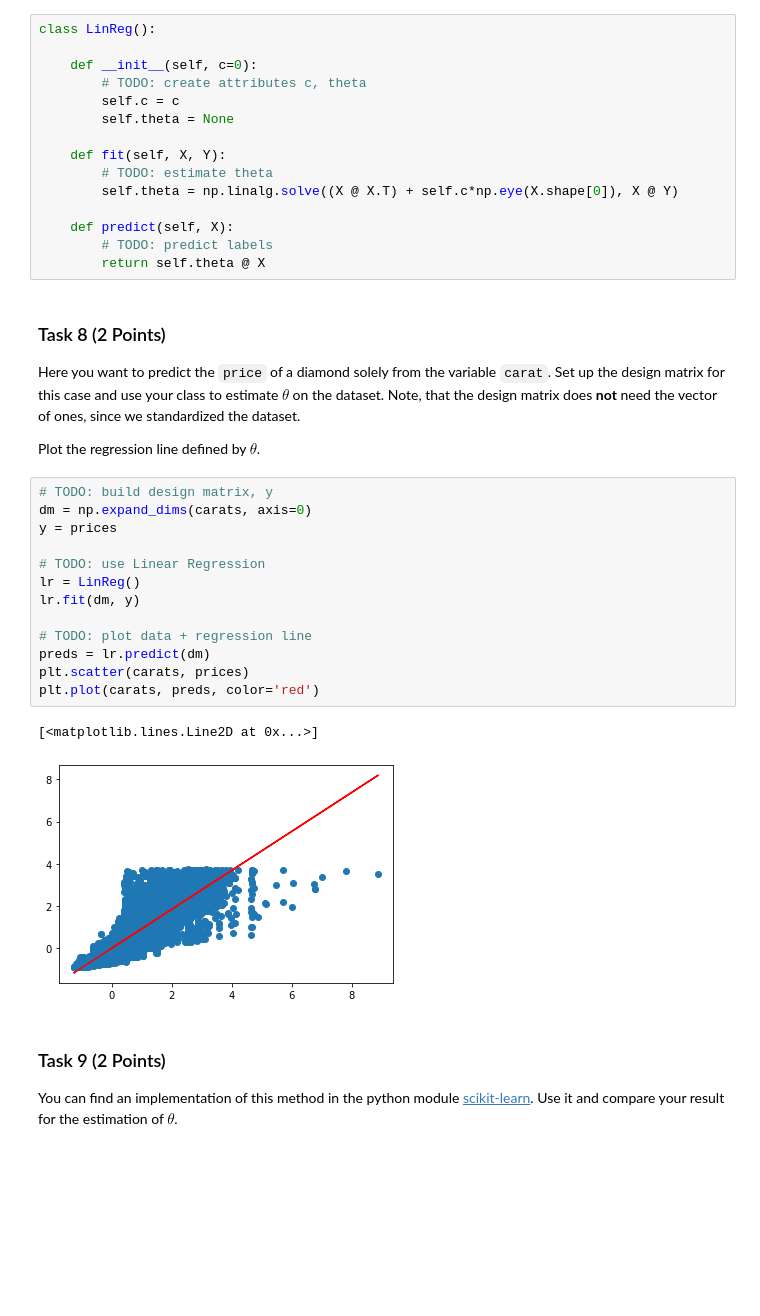
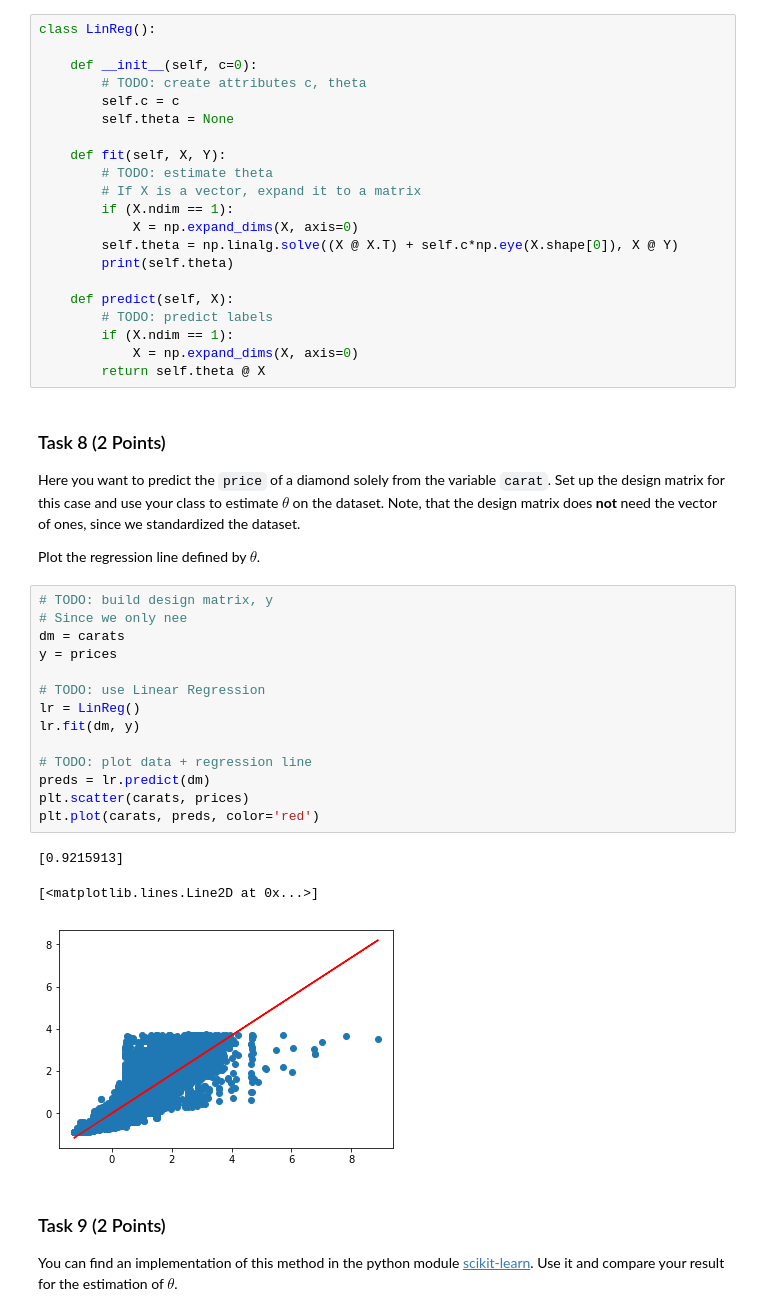
Before and after one commit to matthiasware/AGDML, a Jupyter notebook: exercise_1/solution.ipynb, the cells around one changed output. Cells and saved outputs as stored; diff of their text form; blank space fills up the shorter version.

Commit message:
Extend solution for exercise one - Update instructor, timings and moodle link - Show fit_transform - Add hexbin plot - Handle one dimension in LinReg class - Add examples for ridge regression

```diff
--- a/exercise_1/solution.ipynb
+++ b/exercise_1/solution.ipynb
@@ -234,10 +256,16 @@ class LinReg():
 
     def fit(self, X, Y):
         # TODO: estimate theta
+        # If X is a vector, expand it to a matrix
+        if (X.ndim == 1):
+            X = np.expand_dims(X, axis=0)
         self.theta = np.linalg.solve((X @ X.T) + self.c*np.eye(X.shape[0]), X @ Y)
+        print(self.theta)
 
     def predict(self, X):
         # TODO: predict labels
+        if (X.ndim == 1):
+            X = np.expand_dims(X, axis=0)
         return self.theta @ X
 # %% [markdown]
 ### Task 8 (2 Points)
@@ -249,20 +277,22 @@ Note, that the design matrix does **not** need the vector of ones, since we stan
 Plot the regression line defined by $\theta$.
 # %%
 # TODO: build design matrix, y
-dm = np.expand_dims(carats, axis=0)
+# Since we only nee
+dm = carats
 y = prices
 
 # TODO: use Linear Regression
 lr = LinReg()
 lr.fit(dm, y)
 
 # TODO: plot data + regression line
 preds = lr.predict(dm)
 plt.scatter(carats, prices)
 plt.plot(carats, preds, color='red')
 # %% [output]
-[<matplotlib.lines.Line2D at 0x...>]
+[0.9215913]
+[<matplotlib.lines.Line2D at 0x...>]
-[figure, old version]
+[figure, new version]
 # %% [markdown]
 ### Task 9 (2 Points)
 
```
Also changed, not shown: parts of 25 cells of this notebook.
